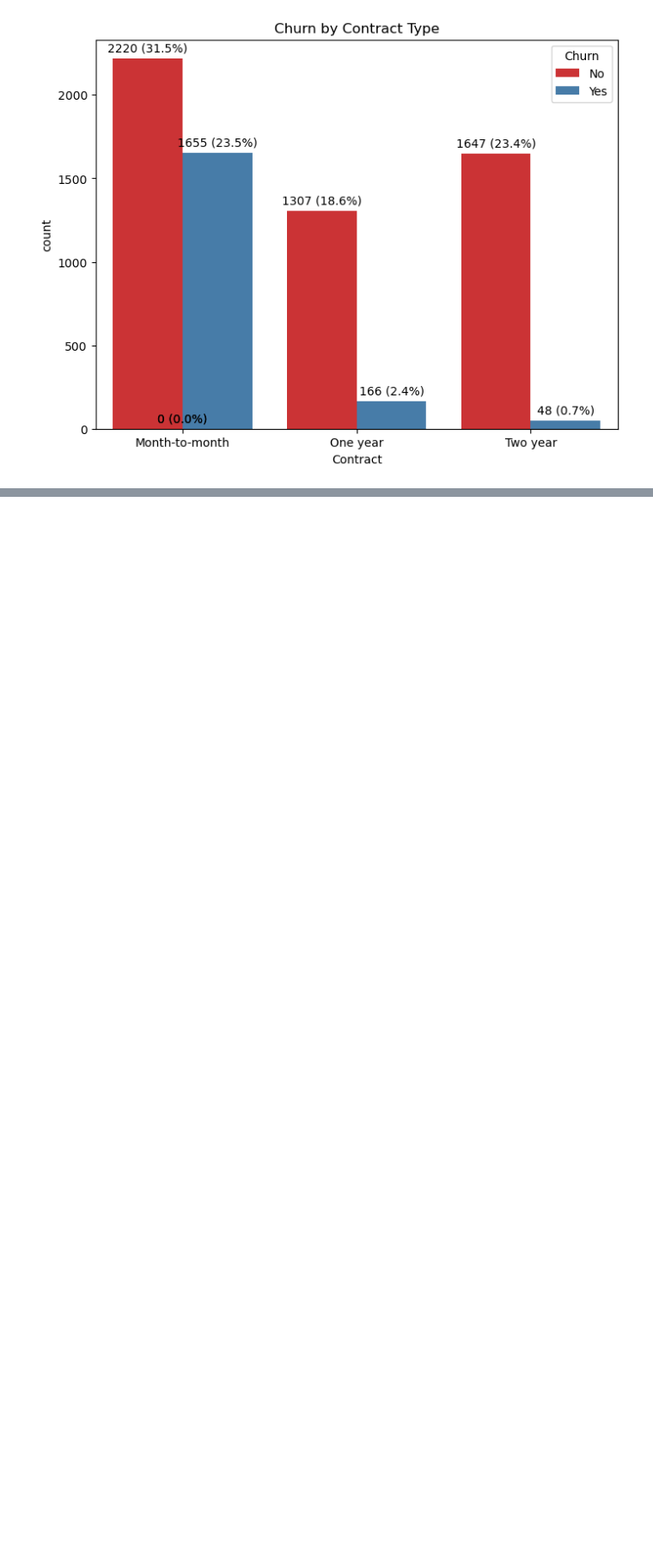
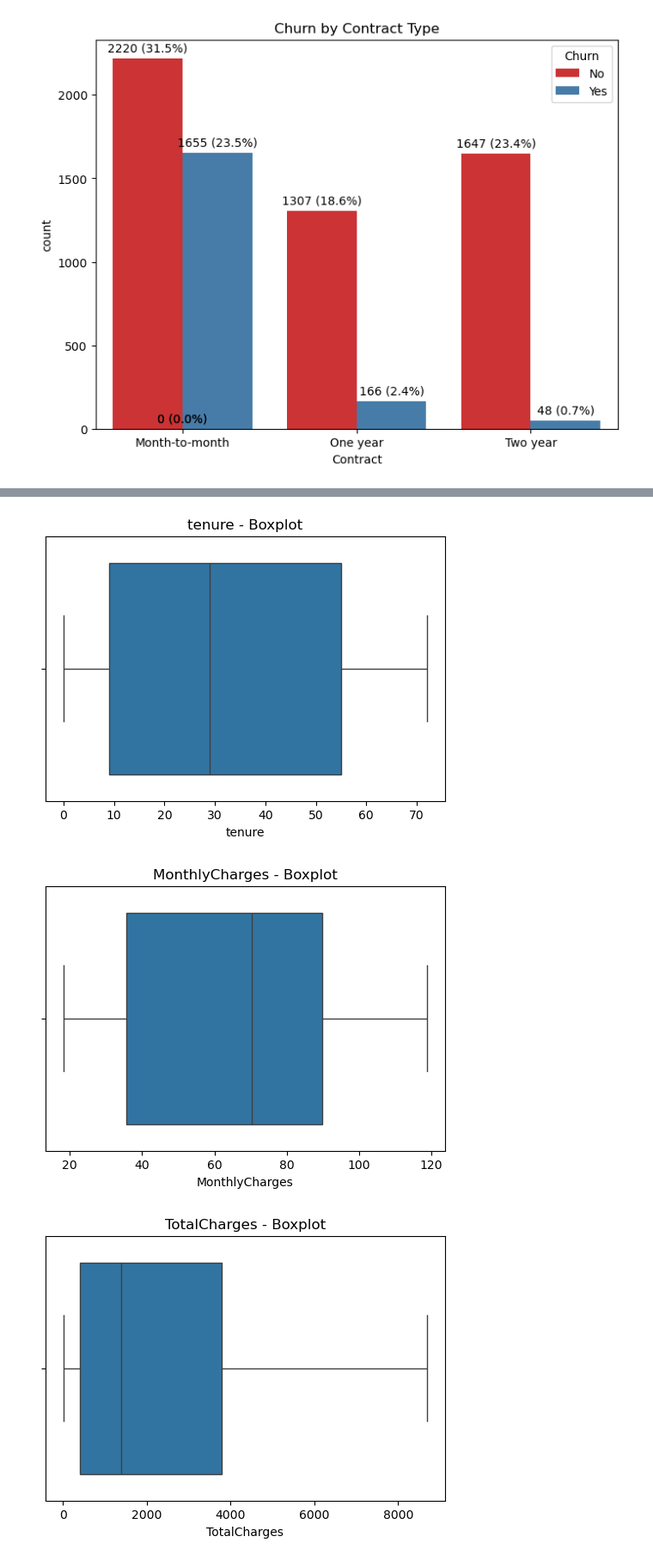
Before and after one commit to Chandu1613/data-prep-telco-churn, a Jupyter notebook: notebooks/data_cleaning_preprocessing.ipynb, the cells around one changed output, grey strips where cells are left out. Shown at 86% size. Saved outputs shown, nothing was run; the diff lists cells and outputs as text; code cells hidden in the pictures; blank space fills up the shorter version.

Commit message:
Visualized and removed outliers using IQR

```diff
--- a/notebooks/data_cleaning_preprocessing.ipynb
+++ b/notebooks/data_cleaning_preprocessing.ipynb
@@ -116,0 +119,29 @@ plt.show()
+# %%
+numerical_cols = ['tenure', 'MonthlyCharges', 'TotalCharges']
+
+def remove_outliers_iqr(df, column):
+    Q1 = df[column].quantile(0.25)
+    Q3 = df[column].quantile(0.75)
+    IQR = Q3 - Q1
+    lower = Q1 - 1.5 * IQR
+    upper = Q3 + 1.5 * IQR
+    return df[(df[column] >= lower) & (df[column] <= upper)]
+
+original_len = len(df)
+
+for col in numerical_cols:
+    plt.figure(figsize=(6, 4))
+    sns.boxplot(x=df[col])
+    plt.title(f'{col} - Boxplot')
+    plt.savefig(f'../output/{col}_boxplot.png')
+    plt.show()
+
+    df = remove_outliers_iqr(df, col)
+
+print(f"Rows before outlier removal: {original_len}")
+print(f"Rows after outlier removal: {len(df)}")
+print(f"Removed {original_len - len(df)} rows using IQR filtering.")
+# %% [output]
+[figure, added]
+[figure, added]
+[figure, added]
```
Also changed, not shown: parts of 2 cells of this notebook, 4 other files.
